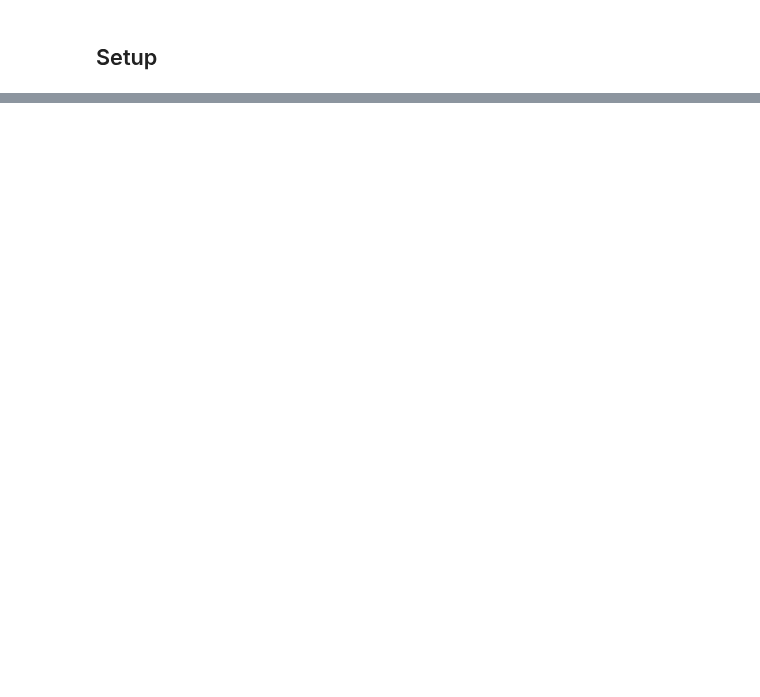
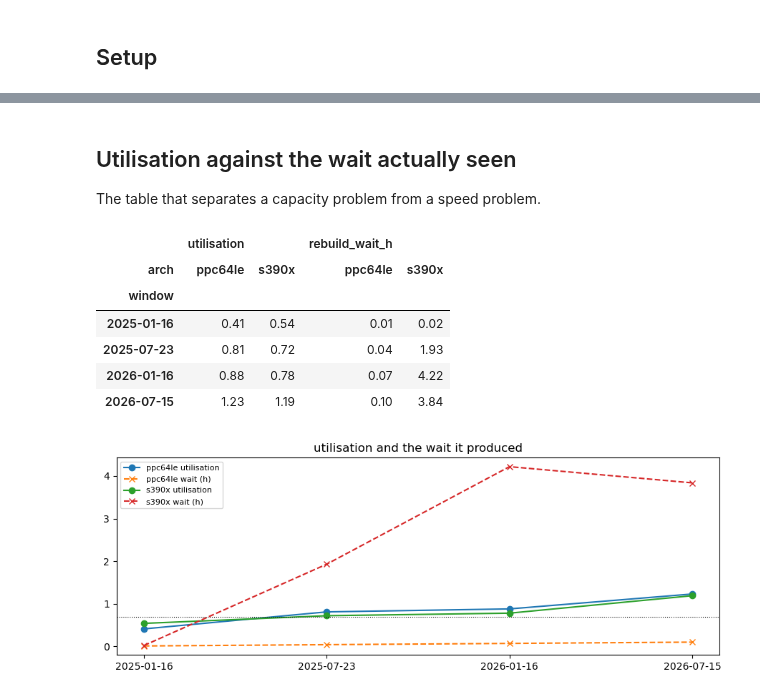
Before and after one commit to slopfest/sandogasa, a Jupyter notebook: tools/koji-lag/notebooks/arch-lag.ipynb, the cells around one changed output, grey strips where cells are left out. Saved outputs shown, nothing was run; the diff lists cells and outputs as text; code cells hidden in the pictures; blank space fills up the shorter version.

```diff
--- a/tools/koji-lag/notebooks/arch-lag.ipynb
+++ b/tools/koji-lag/notebooks/arch-lag.ipynb
@@ -190,19 +14,0 @@ accept, which is what Koji schedules against.
-# %%
-def capacity(arch, at):
-    r = DB.execute("""SELECT count(*), coalesce(sum(capacity), 0.0)
-        FROM host_config WHERE instance = ? AND enabled = 1
-          AND create_ts <= ? AND (revoke_ts IS NULL OR revoke_ts > ?)
-          AND (' ' || arches || ' ') LIKE ?""",
-        (INSTANCE, at, at, f"%{arch}%")).fetchone()
-    return r
-
-first, = DB.execute("SELECT min(create_ts) FROM host_config WHERE instance = ?",
-                    (INSTANCE,)).fetchone()
-months = pd.date_range(datetime.datetime.fromtimestamp(first, datetime.UTC),
-                       datetime.datetime.now(datetime.UTC), freq="MS", tz="UTC")
-cap = pd.DataFrame({
-    arch: [capacity(arch, m.timestamp())[1] for m in months]
-    for arch in ("x86_64", "aarch64", "ppc64le", "s390x")}, index=months)
-cap.plot(figsize=(11, 3.5), title="enabled builder capacity (weight)")
-plt.tight_layout(); plt.show()
-display(cap.resample("YS").first().round(0))
@@ -460,0 +96,43 @@ display(stalls.round(1).sort_values("day"))
+# %% [markdown]
+## Utilisation against the wait actually seen
+
+The table that separates a capacity problem from a speed problem.
+# %%
+rows = []
+for _, r in rebuilds.iterrows():
+    rep = report(str(r.from_d), str(r.to_d))
+    arches = health_frame(rep, "arches").set_index("arch")
+    classes = health_frame(rep, "classes")
+    for arch in FOCUS:
+        if arch not in arches.index:
+            continue
+        reb = classes[(classes.arch == arch) & (classes["class"] == "mass-rebuild")]
+        wait = reb.queue_wait.iloc[0] if len(reb) else None
+        rows.append(dict(
+            window=str(r.from_d), release=r.release, arch=arch,
+            capacity=arches.loc[arch, "capacity"],
+            offered=arches.loc[arch, "offered_weight"],
+            utilisation=arches.loc[arch, "utilisation"],
+            rebuild_wait_h=None if not wait else wait["median"] / 3600.0,
+            rebuild_p90_h=None if not wait else wait["p90"] / 3600.0,
+        ))
+util = pd.DataFrame(rows).round(2)
+display(util.pivot(index="window", columns="arch",
+                   values=["utilisation", "rebuild_wait_h"]))
+
+fig, ax = plt.subplots(figsize=(9, 3.5))
+for arch, g in util.groupby("arch"):
+    ax.plot(g.window, g.utilisation, marker="o", label=f"{arch} utilisation")
+    ax.plot(g.window, g.rebuild_wait_h, marker="x", ls="--", label=f"{arch} wait (h)")
+ax.axhline(0.7, color="k", lw=0.8, ls=":")
+ax.legend(fontsize=8); ax.set_title("utilisation and the wait it produced")
+plt.tight_layout(); plt.show()
+# %% [output]
+|  | utilisation |  | rebuild_wait_h |  |
+| arch | ppc64le | s390x | ppc64le | s390x |
+| window |  |  |  |  |
+| 2025-01-16 | 0.41 | 0.54 | 0.01 | 0.02 |
+| 2025-07-23 | 0.81 | 0.72 | 0.04 | 1.93 |
+| 2026-01-16 | 0.88 | 0.78 | 0.07 | 4.22 |
+| 2026-07-15 | 1.23 | 1.19 | 0.10 | 3.84 |
+[figure, added]
```
Also changed, not shown: parts of 36 cells of this notebook, 1 other file.
